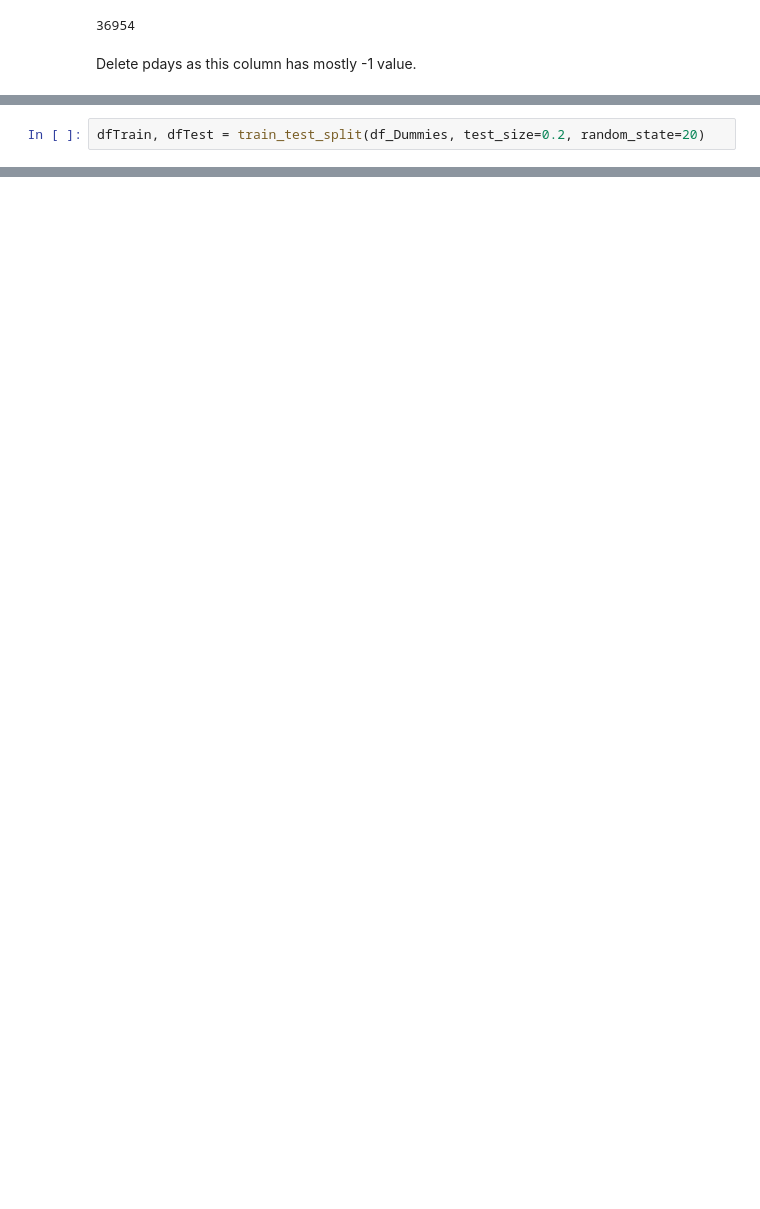
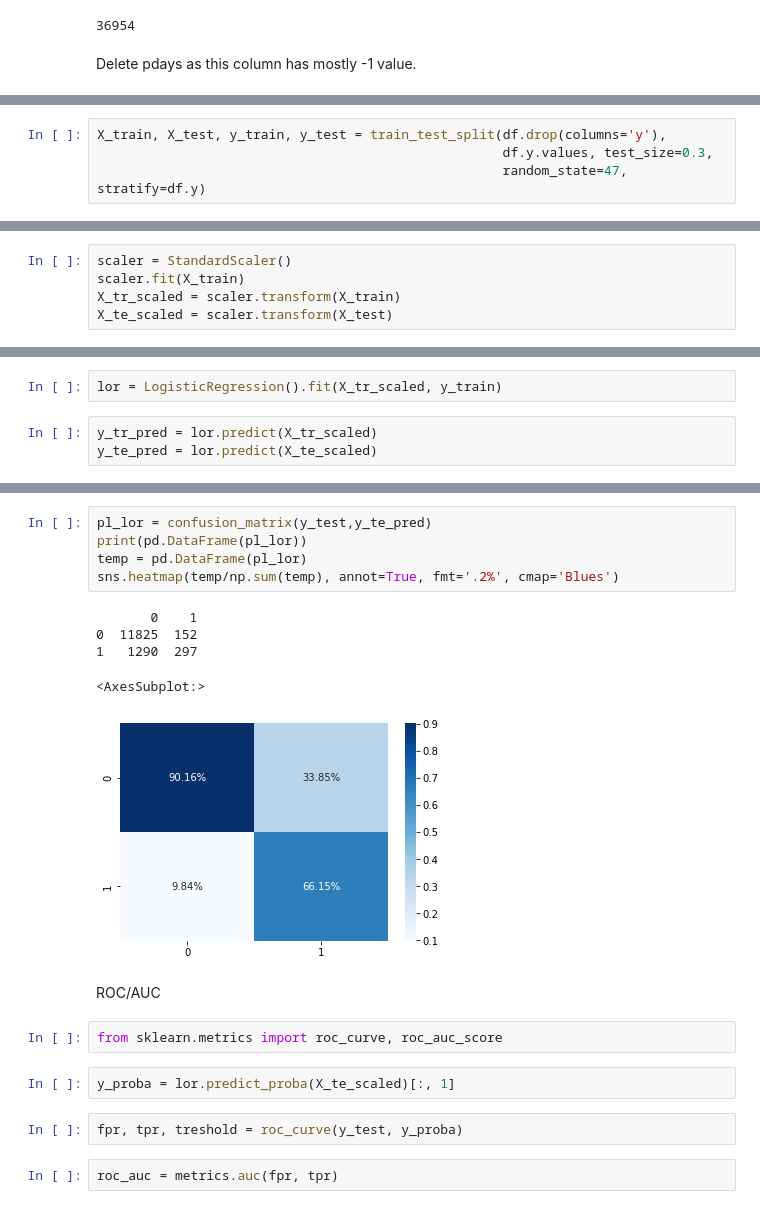
Before and after one commit to theRusa/Capstone-Project-I, a Jupyter notebook: Preprocessing and Training.ipynb, the cells around one changed output, grey strips where cells are left out. Saved outputs shown, nothing was run; the diff lists cells and outputs as text; blank space fills up the shorter version.

```diff
--- a/Preprocessing and Training.ipynb
+++ b/Preprocessing and Training.ipynb
@@ -160,2 +135,4 @@ df_Dummies.corr()[['y']].sort_values(by='y', ascending=False).T
 # %%
-dfTrain, dfTest = train_test_split(df_Dummies, test_size=0.2, random_state=20)
+X_train, X_test, y_train, y_test = train_test_split(df.drop(columns='y'),
+                                                    df.y.values, test_size=0.3,
+                                                    random_state=47, stratify=df.y)
@@ -161,0 +157,5 @@ dfTrain, dfTest = train_test_split(df_Dummies, test_size=0.2, random_state=20)
+# %%
+scaler = StandardScaler()
+scaler.fit(X_train)
+X_tr_scaled = scaler.transform(X_train)
+X_te_scaled = scaler.transform(X_test)
@@ -161,0 +174,5 @@ dfTrain, dfTest = train_test_split(df_Dummies, test_size=0.2, random_state=20)
+# %%
+lor = LogisticRegression().fit(X_tr_scaled, y_train)
+# %%
+y_tr_pred = lor.predict(X_tr_scaled)
+y_te_pred = lor.predict(X_te_scaled)
@@ -161,0 +224,21 @@ dfTrain, dfTest = train_test_split(df_Dummies, test_size=0.2, random_state=20)
+# %%
+pl_lor = confusion_matrix(y_test,y_te_pred)
+print(pd.DataFrame(pl_lor))
+temp = pd.DataFrame(pl_lor)
+sns.heatmap(temp/np.sum(temp), annot=True, fmt='.2%', cmap='Blues')
+# %% [output]
+       0    1
+0  11825  152
+1   1290  297
+<AxesSubplot:>
+[figure, added]
+# %% [markdown]
+ROC/AUC
+# %%
+from sklearn.metrics import roc_curve, roc_auc_score
+# %%
+y_proba = lor.predict_proba(X_te_scaled)[:, 1]
+# %%
+fpr, tpr, treshold = roc_curve(y_test, y_proba)
+# %%
+roc_auc = metrics.auc(fpr, tpr)
```
Also changed, not shown: parts of 113 cells of this notebook.
